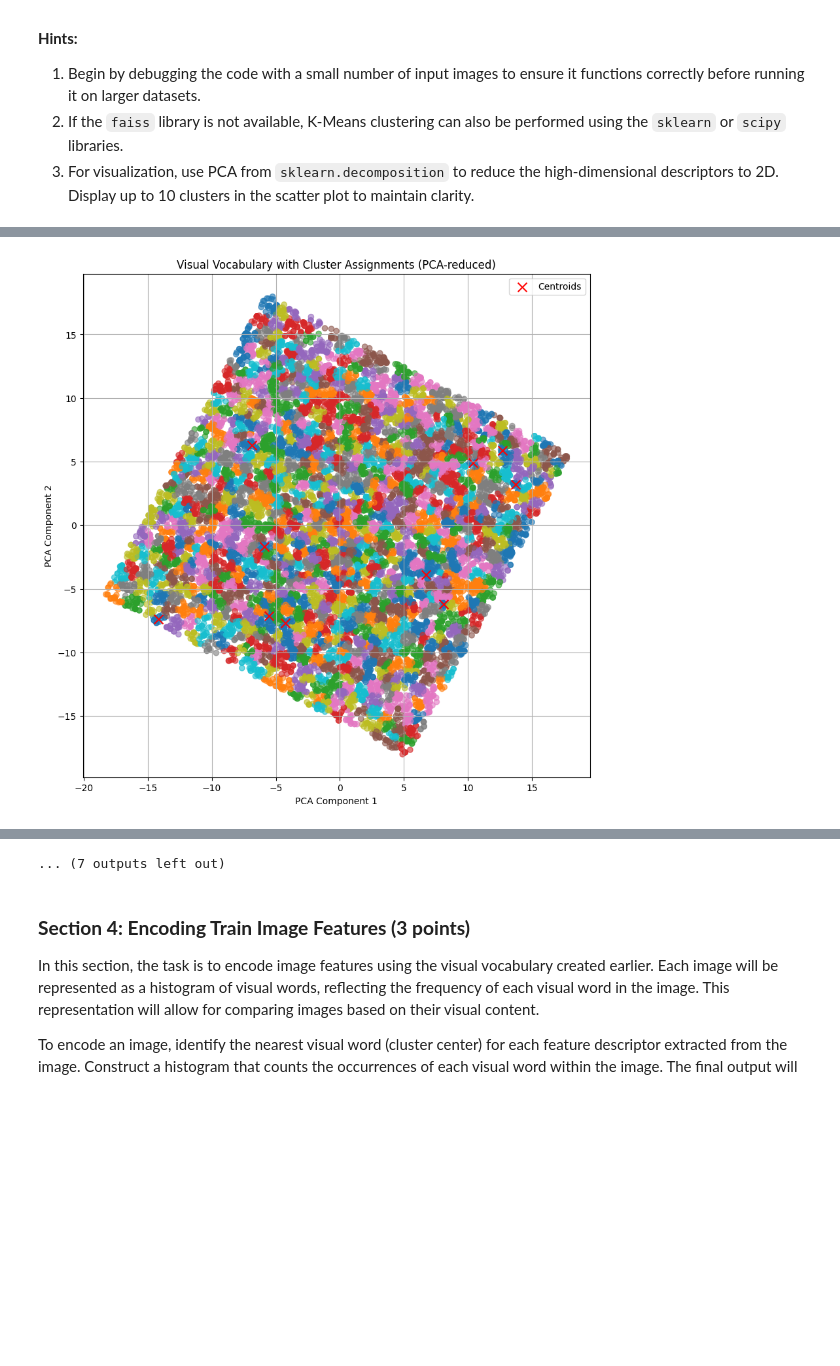
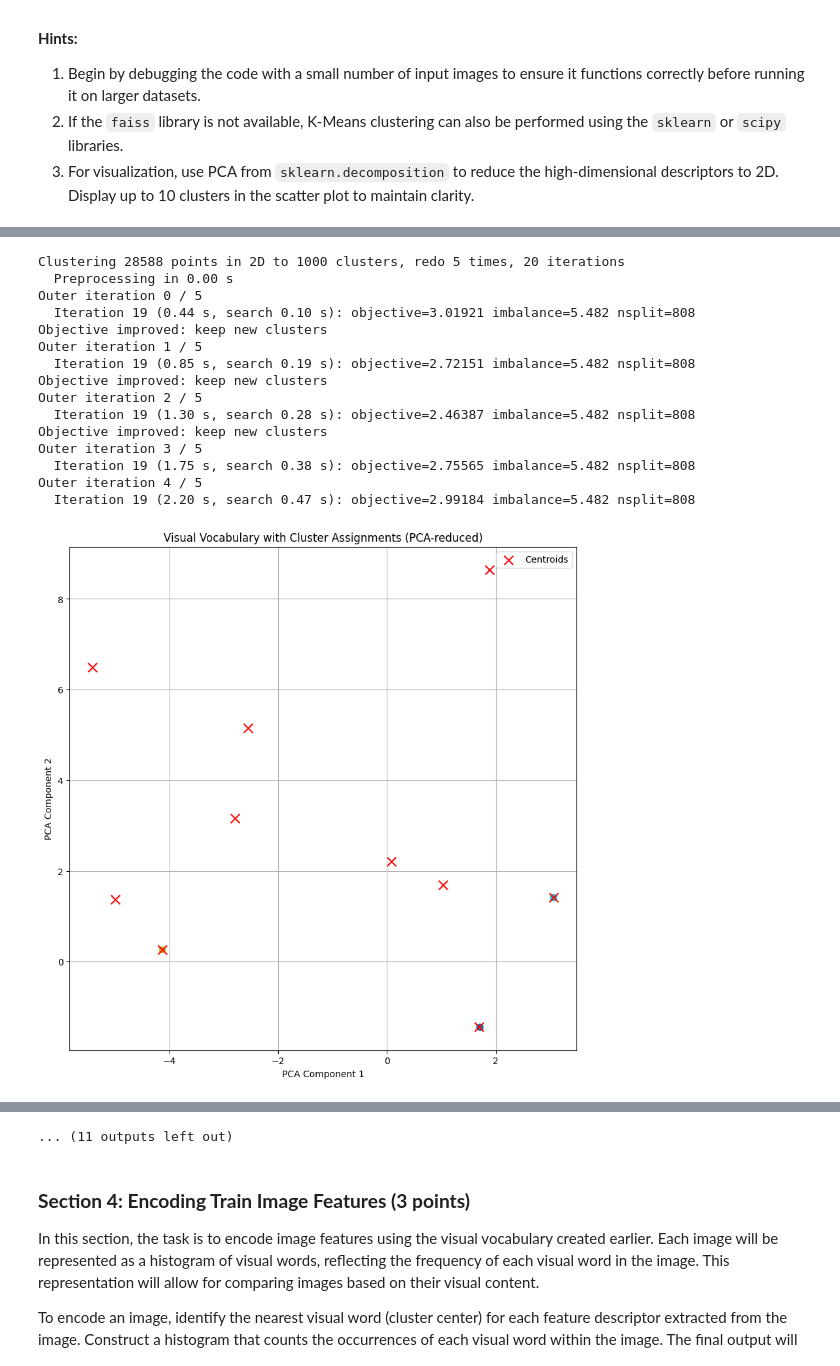
Before and after one commit to matthias-hagenauer/cv1_labs, a Jupyter notebook: cv1-lab-final-1/cv1-final-lab-part-1.ipynb, the cells around one changed output, grey strips where cells are left out. Drawn from its saved outputs; the diff is of its cells as text; code cells hidden in the pictures; blank space fills up the shorter version.

```diff
--- a/cv1-lab-final-1/cv1-final-lab-part-1.ipynb
+++ b/cv1-lab-final-1/cv1-final-lab-part-1.ipynb
@@ -217,7 +217,7 @@ def detect_keypoints_sift(image):
     return keypoints
 
 def detect_keypoints_orb(image):
-    orb = cv2.ORB_create(edgeThreshold=12)
+    orb = cv2.ORB_create(edgeThreshold=10)
     keypoints = orb.detect(image, None)
     return keypoints
 
@@ -320,9 +320,16 @@ def kmeans(features, num_clusters=1000):
     return kmeans.centroids, assignments.flatten()
 
 def visualize_clusters(features, centroids, assignments):
+    if len(features) == 0:
+        print("No features to visualize.")
+        return None
     pca = PCA(n_components=2)
-    reduced_features = pca.fit_transform(features)
-    reduced_centroids = pca.transform(centroids)
+    try:
+        reduced_features = pca.fit_transform(features)
+        reduced_centroids = pca.transform(centroids)
+    except Exception as e:
+        print("PCA failed:", e)
+        return None
 
     plt.figure(figsize=(10, 10))
 
@@ -337,31 +344,34 @@ def visualize_clusters(features, centroids, assignments):
     plt.legend()
     plt.show()
 
-def get_relevant_points(features, assignments):
-    combined = zip(features, assignments)
+def get_relevant_points(features, assignments, clusters_wanted):
+    filtered_features = []
+    filtered_assignments = []
 
+    for feature, assignment in zip(features, assignments):
+        if assignment in clusters_wanted:
+            filtered_features.append(feature)
+            filtered_assignments.append(assignment)
 
-def main(train_images, train_labels):
-    # Define the percentage of training images to use
-    percentages = [0.1, 0.2, 0.3]
-    methods = ["sift", 'orb'] #, "harris"]
+    return filtered_features, filtered_assignments
 
-    for method in methods:
-        for percent in percentages:
-            # Sample the images based on the percentage
-            num_images = int(len(train_images) * percent)
-            sampled_images = [get_random_picture() for _ in range(num_images)]
+def get_centroids(train_images, train_labels, percentages = [.3, .4, .5], methods = ["orb", "sift"], visualize=True, number_of_clusters_to_display=10):
+    centroids_dict = {}
+    for percent in percentages:
+        num_images = int(len(train_images) * percent)
+        sampled_images = [get_random_picture() for _ in range(num_images)]
+        for method in methods:
+            features = extract_features(sampled_images, method)
+            centroids, assignments = kmeans(features)
+            #unique, counts = np.unique(assignments, return_counts=True)
+            #assignment_counts = dict(zip(unique, counts))
+            #print(assignment_counts)
 
-            # Extract features from sampled images
-            features = extract_features(sampled_images, method)
+            features_filtered, assignments_filtered = get_relevant_points(features, assignments, list(range(number_of_clusters_to_display)))
+            if visualize:
+                visualize_clusters(features_filtered, centroids[:number_of_clusters_to_display], assignments_filtered)
+            centroids_dict[f"{method}_{percent}"] = centroids
+    return centroids_dict
 
-            centroids, assignments = kmeans(features)
-            print(assignments)
-            print("hello")
-
-            visualize_clusters(features, centroids[:10], assignments)
-
-# Run the main function
-# Assuming train_images and train_labels are defined
-main(train_images, train_labels)
+get_centroids(train_images, train_labels)
 # %% [output]
@@ -422 +414,16 @@ hello
+Clustering 28588 points in 2D to 1000 clusters, redo 5 times, 20 iterations
+  Preprocessing in 0.00 s
+Outer iteration 0 / 5
+  Iteration 19 (0.44 s, search 0.10 s): objective=3.01921 imbalance=5.482 nsplit=808
+Objective improved: keep new clusters
+Outer iteration 1 / 5
+  Iteration 19 (0.85 s, search 0.19 s): objective=2.72151 imbalance=5.482 nsplit=808
+Objective improved: keep new clusters
+Outer iteration 2 / 5
+  Iteration 19 (1.30 s, search 0.28 s): objective=2.46387 imbalance=5.482 nsplit=808
+Objective improved: keep new clusters
+Outer iteration 3 / 5
+  Iteration 19 (1.75 s, search 0.38 s): objective=2.75565 imbalance=5.482 nsplit=808
+Outer iteration 4 / 5
+  Iteration 19 (2.20 s, search 0.47 s): objective=2.99184 imbalance=5.482 nsplit=808
-[figure, old version]
+[figure, new version]
@@ -442,4 +437,4 @@ hello
-... (7 outputs left out)
+... (11 outputs left out)
 # %% [markdown]
 <a id="section-4"></a>
 ### **Section 4: Encoding Train Image Features (3 points)**
```
Also changed, not shown: parts of 3 cells of this notebook.
